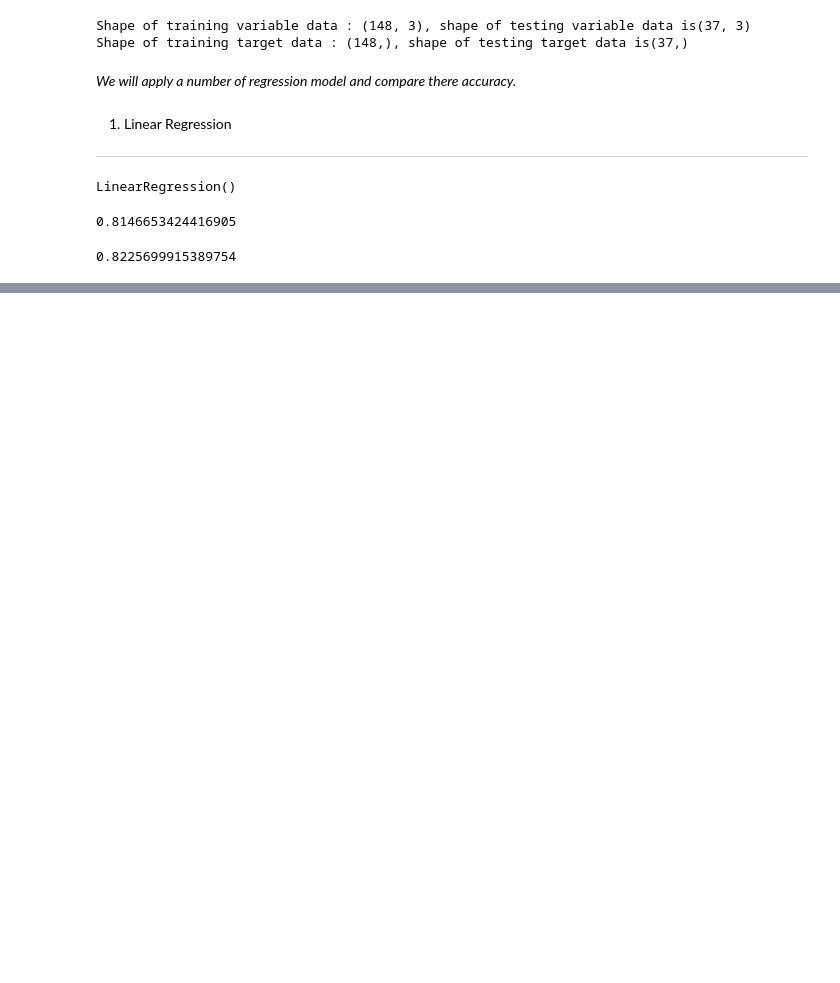
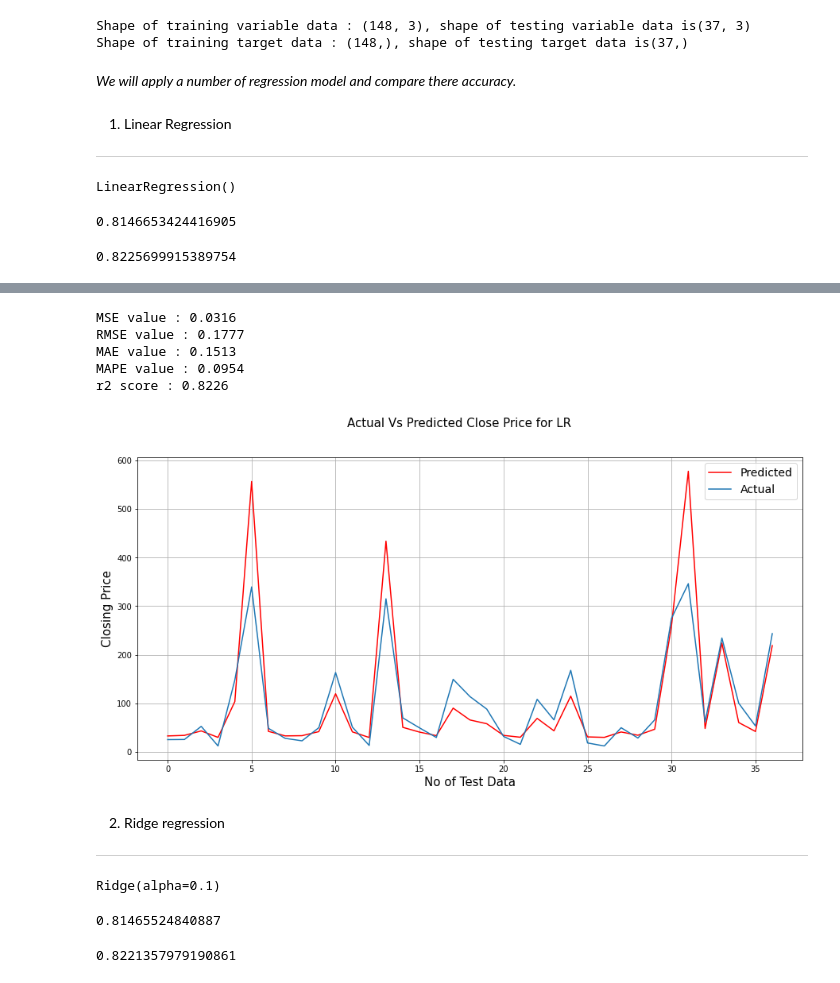
Before and after one commit to akashsinghsharma/almabetter-MLYesBank-RegressionProject, a Jupyter notebook: YES_BANK_Stock_closing_price_prediction.ipynb, the cells around one changed output, grey strips where cells are left out. Cells and saved outputs as stored; diff of their text form; code cells hidden in the pictures; blank space fills up the shorter version.

```diff
--- a/YES_BANK_Stock_closing_price_prediction.ipynb
+++ b/YES_BANK_Stock_closing_price_prediction.ipynb
@@ -317,3 +317,8 @@ regressor.score(x_train , y_train)
 regressor.score(x_test , y_test)
 # %% [output]
 0.8225699915389754
+# %%
+#Let's see how it does in testing data.
+
+y_pred = regressor.predict(x_test)
+y_pred
@@ -319,0 +360,32 @@ regressor.score(x_test , y_test)
+# %%
+#Performance:
+
+
+print("MSE value :", round(mean_squared_error(y_test, y_pred), 4))
+print("RMSE value :", round(math.sqrt(mean_squared_error(y_test, y_pred)), 4))
+print("MAE value :", round(mean_absolute_error(y_test, y_pred), 4))
+print("MAPE value :", round(mean_absolute_percentage_error(y_test, y_pred), 4))
+print("r2 score :", round(r2_score(y_test, y_pred),4))
+# %% [output]
+MSE value : 0.0316
+RMSE value : 0.1777
+MAE value : 0.1513
+MAPE value : 0.0954
+r2 score : 0.8226
+# %%
+# Actual Price vs predicted price plot.
+
+plt.figure(figsize=(15,7))
+plt.plot(10**(y_pred),color='red')
+plt.plot(10**(np.array(y_test)))
+plt.suptitle('Actual Vs Predicted Close Price for LR', fontsize =15)
+plt.legend(["Predicted","Actual"], fontsize=14)
+plt.xlabel('No of Test Data', fontsize= 15)
+plt.ylabel('Closing Price', fontsize= 15)
+plt.grid(True)
+# %% [output]
+[figure, added]
+# %% [markdown]
+2. Ridge regression
+
+---
@@ -319,0 +394,14 @@ regressor.score(x_test , y_test)
+# %%
+model = Ridge (alpha = 0.1) #setting model as Ridge
+
+model.fit(x_train , y_train) #fitting model
+# %% [output]
+Ridge(alpha=0.1)
+# %%
+model.score(x_train , y_train) #training score
+# %% [output]
+0.81465524840887
+# %%
+model.score(x_test , y_test) #testing score
+# %% [output]
+0.8221357979190861
```
Also changed, not shown: parts of 54 cells of this notebook.
